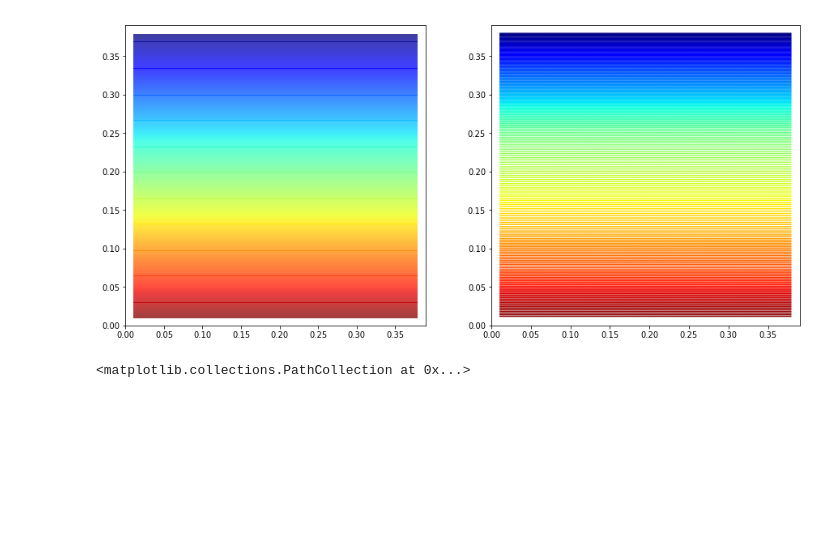
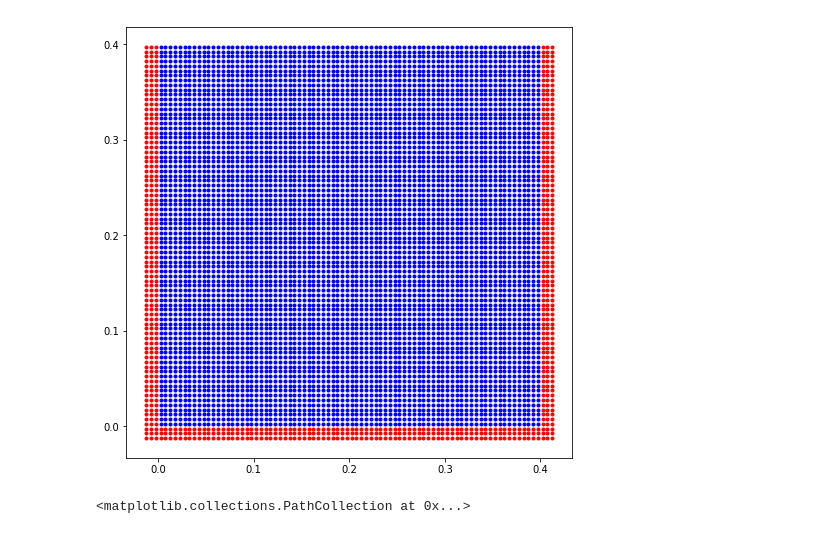
Before and after one commit to Jinx134235/static-water, a Jupyter notebook: particle&pressure plot.ipynb, the cells around one changed output. Saved outputs shown, nothing was run; the diff lists cells and outputs as text; code cells hidden in the pictures; blank space fills up the shorter version.

```diff
--- a/particle&pressure plot.ipynb
+++ b/particle&pressure plot.ipynb
@@ -9,13 +9,13 @@ import matplotlib.tri as tri
 #from mpl_toolkits.basemap import Basemap, shiftgrid
 
 
-npts = 1521
+npts = 6400
 #total number of fluid particles
 #steps=2000
-xl = 0.39#size of the domain, divided by 2
-yl = 0.39
+xl = 0.4#size of the domain, divided by 2
+yl = 0.4
 
-dx = xl/39
+dx = xl/40
 data1 = np.loadtxt('../data/f_xv.dat')
 data0 = np.loadtxt('../data/ini_xv.dat')
 data2 = np.loadtxt('../data/xv_vp.dat',skiprows=1)
@@ -64,12 +64,12 @@ for i in range(len(x2)):
         pp.append(pressure[i])
         vv.append(velocity[i])
 
-fig, ax = plt.subplots(figsize=(15, 15))
+fig, ax = plt.subplots(figsize=(8, 8))
 
 #for i in range(20):
 #    p1[i] = exdata[741+2*i,3]
 #ax.set_title('wcsph results, fluid particle:%d,timestep:%d'%(npts,steps))
-#init = plt.subplot(223,aspect=1.0)
+init = plt.subplot(111,aspect=1.0)
 #init.plot
 #for i in range(len(x0)):
 #    dis = np.sqrt((x0[i]-x0[7554])**2+(y0[i]-y0[7554])**2)
@@ -80,7 +80,7 @@ fig, ax = plt.subplots(figsize=(15, 15))
 #   else:
 
 #init.plot(x2,y2,'.b',x3,y3,'.r')
-#init.plot(x0,y0,'.b',x5,y5,'.r')
+init.plot(x0,y0,'.b',x5,y5,'.r')
 #for i in range(len(x2)):
 #    if x2[i]<=1.04:
 #        init.plot(x2[i],y2[i],'.b')
@@ -96,9 +96,9 @@ xi = np.linspace(0,xl,39)
 yi = np.linspace(0,yl,39)
 zi = griddata(x2,y2,pressure,xi,yi,interp='linear')
 # contour the gridded data, plotting dots at the randomly spaced data points.
-CS = plt.subplot(221,aspect=1.0)
+#CS = plt.subplot(221,aspect=1.0)
 #im2 = CS.plot(x2,y2,10,pressure,cmap='jet')
-im2 = CS.contour(xi, yi, zi, 200, cmap='jet')
+#im2 = CS.contour(xi, yi, zi, 200, cmap='jet')
 #cntr1 = ax1.contourf(xi, yi, zi, 200, cmap="jet")
 #im2 = CS.contourf(xi,yi,zi,200,cmap=plt.cm.jet)
 #im2 = CS.contourf(xii,yi,zii,200,cmap=plt.cm.jet)
@@ -128,37 +128,37 @@ im2 = CS.contour(xi, yi, zi, 200, cmap='jet')
 
 # write pressure at the center line into txtfile
 #err_p = LA.norm(hydro-pressure)
 #err_v = LA.norm(u2**2+v2**2)/np.sqrt(npts)
 #err_d = LA.norm(abs(y2-y0))/np.sqrt(npts)
 #print(err_v,err_d)
 
 #den12 = []
 #p1 = pressure[78:91]
 #print(len(p1))
 #p2 = pressure[338:364]
 #for i in range(39):
 #    den12.append(density[10+39*i])
 
 #mat = np.matrix(den12)
 #with open('outfile-2.txt','wb') as f:
 #    for line in mat:
 #        np.savetxt(f,line,fmt='%.2f')
         #f.write("%r %r %r\n"%((dx,fmt='%.5f'),(err_p,fmt='%.5f'),(err_d,fmt='%.5f')))
 
 #den = plt.subplot(313,aspect=1.0)
 #for i in range(len(x2)):
 #    if density[i]<=1000:
 #        den.scatter(x2[i],y2[i],density[i]/10)
 #im3=den.scatter(x2,y2,10,density)
 #fig.colorbar(ax=den,pad=0.05)
 
-den = plt.subplot(222)
-zii = griddata(x2,y2,density,xi,yi,interp='linear')
-im3 = den.contour(xi,yi,zii,200,cmap=plt.cm.jet)
+#den = plt.subplot(222)
+#zii = griddata(x2,y2,density,xi,yi,interp='linear')
+#im3 = den.contour(xi,yi,zii,200,cmap=plt.cm.jet)
 #fig.colorbar(im3, ax =den,pad=0.05)
 #den.set_title('density field')
 # %% [output]
-[figure, old version]
+[figure, new version]
 # %%
 fig, ax = plt.subplots(figsize=(10, 10))
 CS = plt.subplot(111,aspect=1.0)
```
Also changed, not shown: parts of 2 cells of this notebook, 5 other files.
